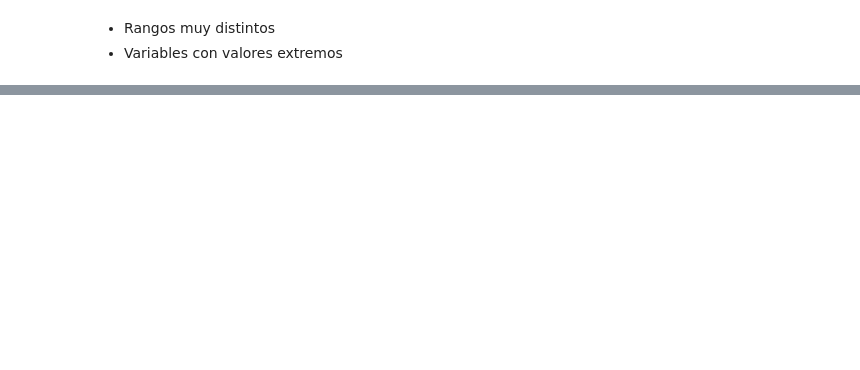
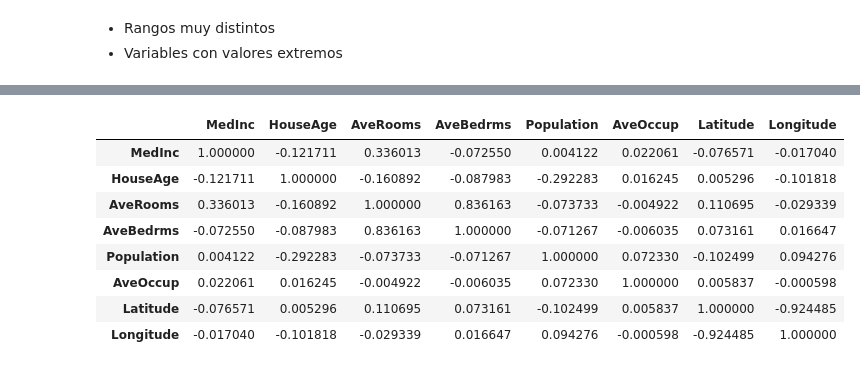
Before and after one commit to JPG250493/Repo-Ejercicios-Jesus, a Jupyter notebook: 04_Machine_Learning/Sprint_10/Unidad_01_ML_Supervisado_Regresion_Lineal_Regularizacion/03_Practica_Obligatoria/18_Practica_Obligatoria_Regresion_Lineal_Regularizacion.ipynb, the cells around one changed output, grey strips where cells are left out. Cells and saved outputs as stored; diff of their text form; code cells hidden in the pictures; blank space fills up the shorter version.

```diff
--- a/04_Machine_Learning/Sprint_10/Unidad_01_ML_Supervisado_Regresion_Lineal_Regularizacion/03_Practica_Obligatoria/18_Practica_Obligatoria_Regresion_Lineal_Regularizacion.ipynb
+++ b/04_Machine_Learning/Sprint_10/Unidad_01_ML_Supervisado_Regresion_Lineal_Regularizacion/03_Practica_Obligatoria/18_Practica_Obligatoria_Regresion_Lineal_Regularizacion.ipynb
@@ -211,0 +234,15 @@ X_train.describe()
+# %%
+#Correlación entre features (multicolinealidad básica)
+corr_features = X_train.corr()
+
+corr_features
+# %% [output]
+|  | MedInc | HouseAge | AveRooms | AveBedrms | Population | AveOccup | Latitude | Longitude |
+| MedInc | 1.000000 | -0.121711 | 0.336013 | -0.072550 | 0.004122 | 0.022061 | -0.076571 | -0.017040 |
+| HouseAge | -0.121711 | 1.000000 | -0.160892 | -0.087983 | -0.292283 | 0.016245 | 0.005296 | -0.101818 |
+| AveRooms | 0.336013 | -0.160892 | 1.000000 | 0.836163 | -0.073733 | -0.004922 | 0.110695 | -0.029339 |
+| AveBedrms | -0.072550 | -0.087983 | 0.836163 | 1.000000 | -0.071267 | -0.006035 | 0.073161 | 0.016647 |
+| Population | 0.004122 | -0.292283 | -0.073733 | -0.071267 | 1.000000 | 0.072330 | -0.102499 | 0.094276 |
+| AveOccup | 0.022061 | 0.016245 | -0.004922 | -0.006035 | 0.072330 | 1.000000 | 0.005837 | -0.000598 |
+| Latitude | -0.076571 | 0.005296 | 0.110695 | 0.073161 | -0.102499 | 0.005837 | 1.000000 | -0.924485 |
+| Longitude | -0.017040 | -0.101818 | -0.029339 | 0.016647 | 0.094276 | -0.000598 | -0.924485 | 1.000000 |
```
Also changed, not shown: parts of 5 cells of this notebook, 16 other files.
